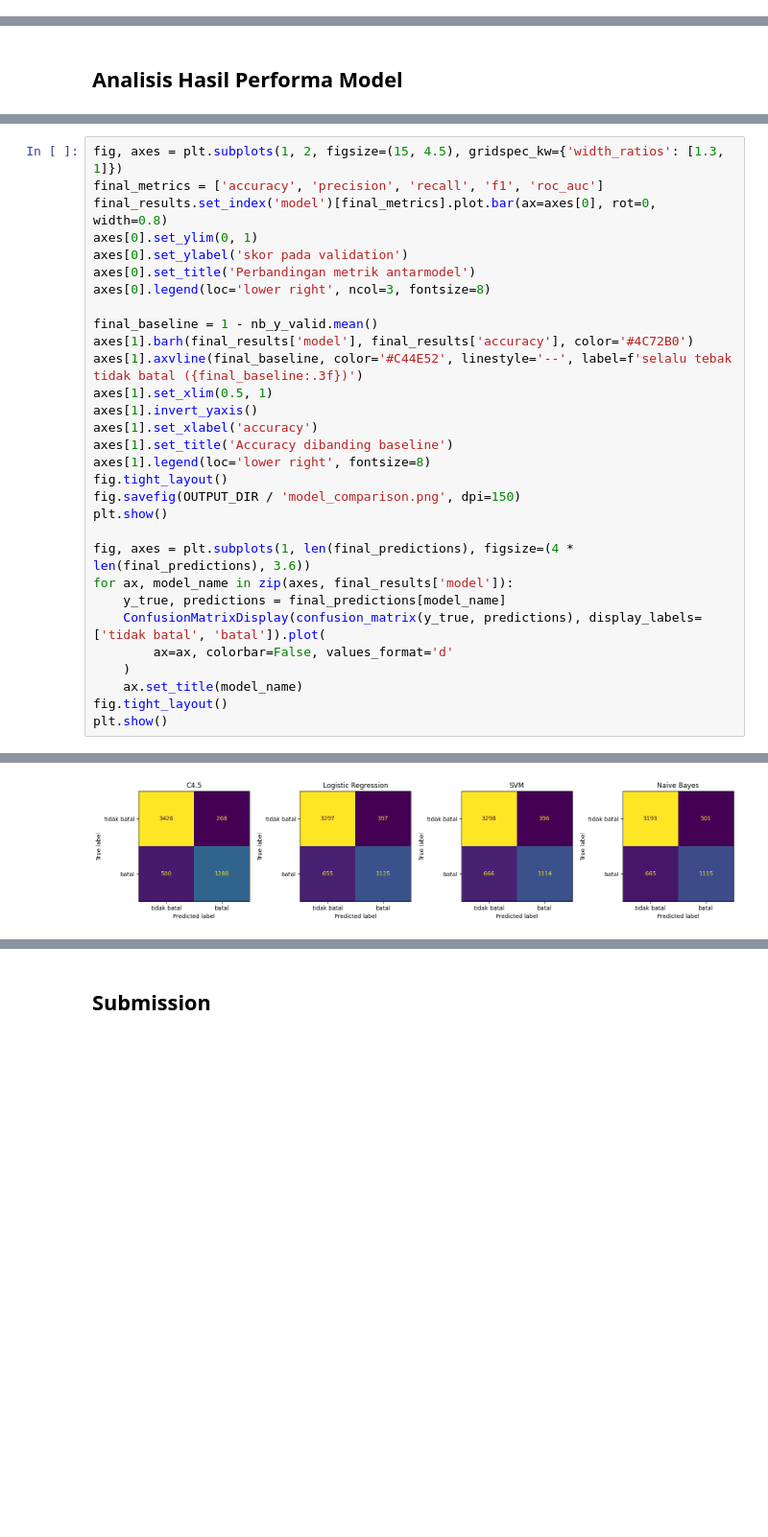
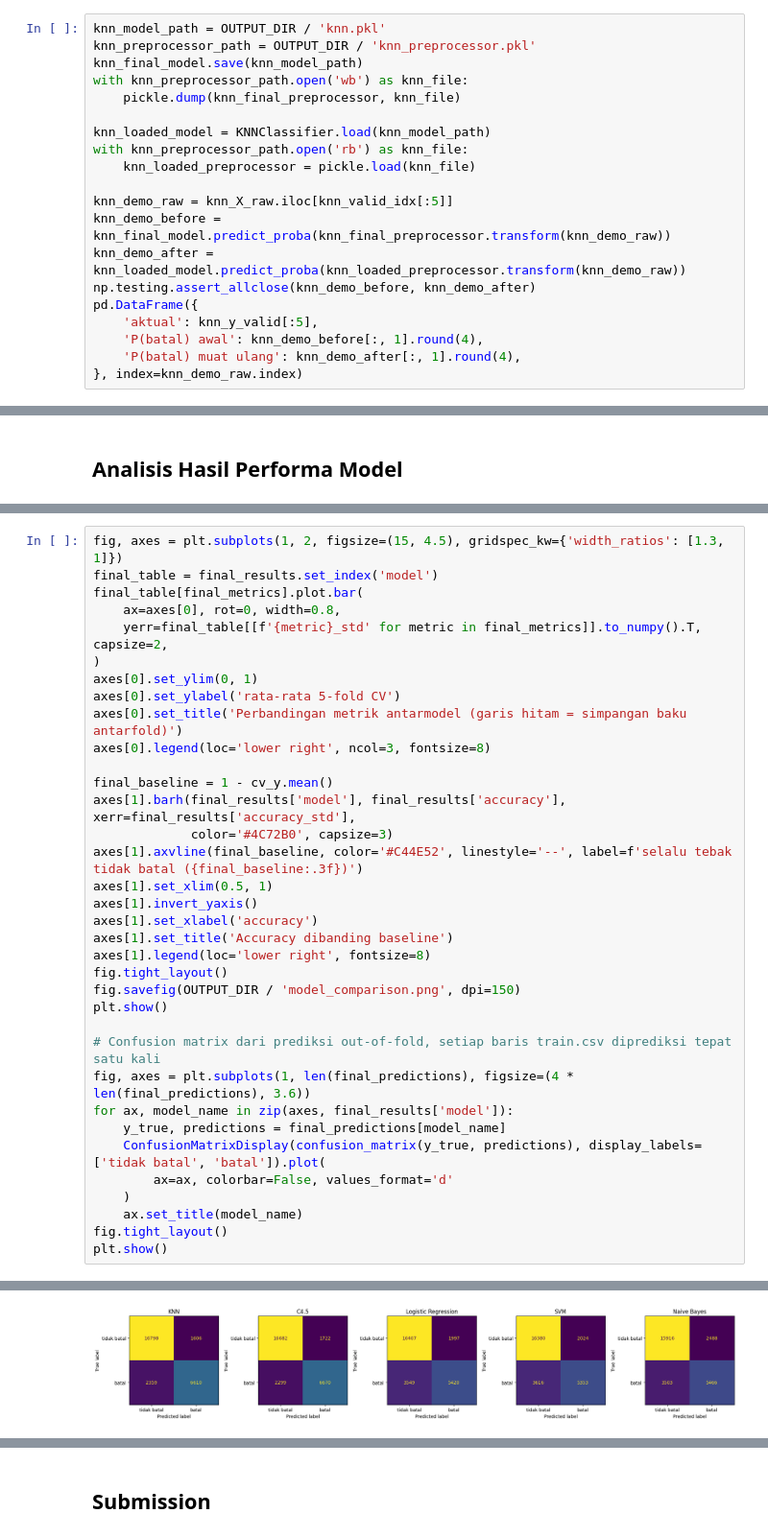
Before and after one commit to Kurt-Mikhael/IF3170_G14_LalapKaoBole, a Jupyter notebook: src/notebooks/main.ipynb, the cells around one changed output, grey strips where cells are left out. Shown at 96% size. Cells and saved outputs as stored; diff of their text form; blank space fills up the shorter version.

```diff
--- a/src/notebooks/main.ipynb
+++ b/src/notebooks/main.ipynb
@@ -1364,0 +1589,20 @@ pd.DataFrame({
+# %%
+knn_model_path = OUTPUT_DIR / 'knn.pkl'
+knn_preprocessor_path = OUTPUT_DIR / 'knn_preprocessor.pkl'
+knn_final_model.save(knn_model_path)
+with knn_preprocessor_path.open('wb') as knn_file:
+    pickle.dump(knn_final_preprocessor, knn_file)
+
+knn_loaded_model = KNNClassifier.load(knn_model_path)
+with knn_preprocessor_path.open('rb') as knn_file:
+    knn_loaded_preprocessor = pickle.load(knn_file)
+
+knn_demo_raw = knn_X_raw.iloc[knn_valid_idx[:5]]
+knn_demo_before = knn_final_model.predict_proba(knn_final_preprocessor.transform(knn_demo_raw))
+knn_demo_after = knn_loaded_model.predict_proba(knn_loaded_preprocessor.transform(knn_demo_raw))
+np.testing.assert_allclose(knn_demo_before, knn_demo_after)
+pd.DataFrame({
+    'aktual': knn_y_valid[:5],
+    'P(batal) awal': knn_demo_before[:, 1].round(4),
+    'P(batal) muat ulang': knn_demo_after[:, 1].round(4),
+}, index=knn_demo_raw.index)
@@ -1435,14 +1737,18 @@ final_results
 # %%
 fig, axes = plt.subplots(1, 2, figsize=(15, 4.5), gridspec_kw={'width_ratios': [1.3, 1]})
-final_metrics = ['accuracy', 'precision', 'recall', 'f1', 'roc_auc']
-final_results.set_index('model')[final_metrics].plot.bar(ax=axes[0], rot=0, width=0.8)
+final_table = final_results.set_index('model')
+final_table[final_metrics].plot.bar(
+    ax=axes[0], rot=0, width=0.8,
+    yerr=final_table[[f'{metric}_std' for metric in final_metrics]].to_numpy().T, capsize=2,
+)
 axes[0].set_ylim(0, 1)
-axes[0].set_ylabel('skor pada validation')
-axes[0].set_title('Perbandingan metrik antarmodel')
+axes[0].set_ylabel('rata-rata 5-fold CV')
+axes[0].set_title('Perbandingan metrik antarmodel (garis hitam = simpangan baku antarfold)')
 axes[0].legend(loc='lower right', ncol=3, fontsize=8)
 
-final_baseline = 1 - nb_y_valid.mean()
-axes[1].barh(final_results['model'], final_results['accuracy'], color='#4C72B0')
+final_baseline = 1 - cv_y.mean()
+axes[1].barh(final_results['model'], final_results['accuracy'], xerr=final_results['accuracy_std'],
+             color='#4C72B0', capsize=3)
 axes[1].axvline(final_baseline, color='#C44E52', linestyle='--', label=f'selalu tebak tidak batal ({final_baseline:.3f})')
 axes[1].set_xlim(0.5, 1)
 axes[1].invert_yaxis()
@@ -1453,6 +1759,7 @@ fig.tight_layout()
 fig.savefig(OUTPUT_DIR / 'model_comparison.png', dpi=150)
 plt.show()
 
+# Confusion matrix dari prediksi out-of-fold, setiap baris train.csv diprediksi tepat satu kali
 fig, axes = plt.subplots(1, len(final_predictions), figsize=(4 * len(final_predictions), 3.6))
 for ax, model_name in zip(axes, final_results['model']):
     y_true, predictions = final_predictions[model_name]
@@ -1467,2 +1774,2 @@ plt.show()
-[figure, old version]
+[figure, new version]
 # %% [markdown]
```
Also changed, not shown: parts of 42 cells of this notebook, 12 other files.
